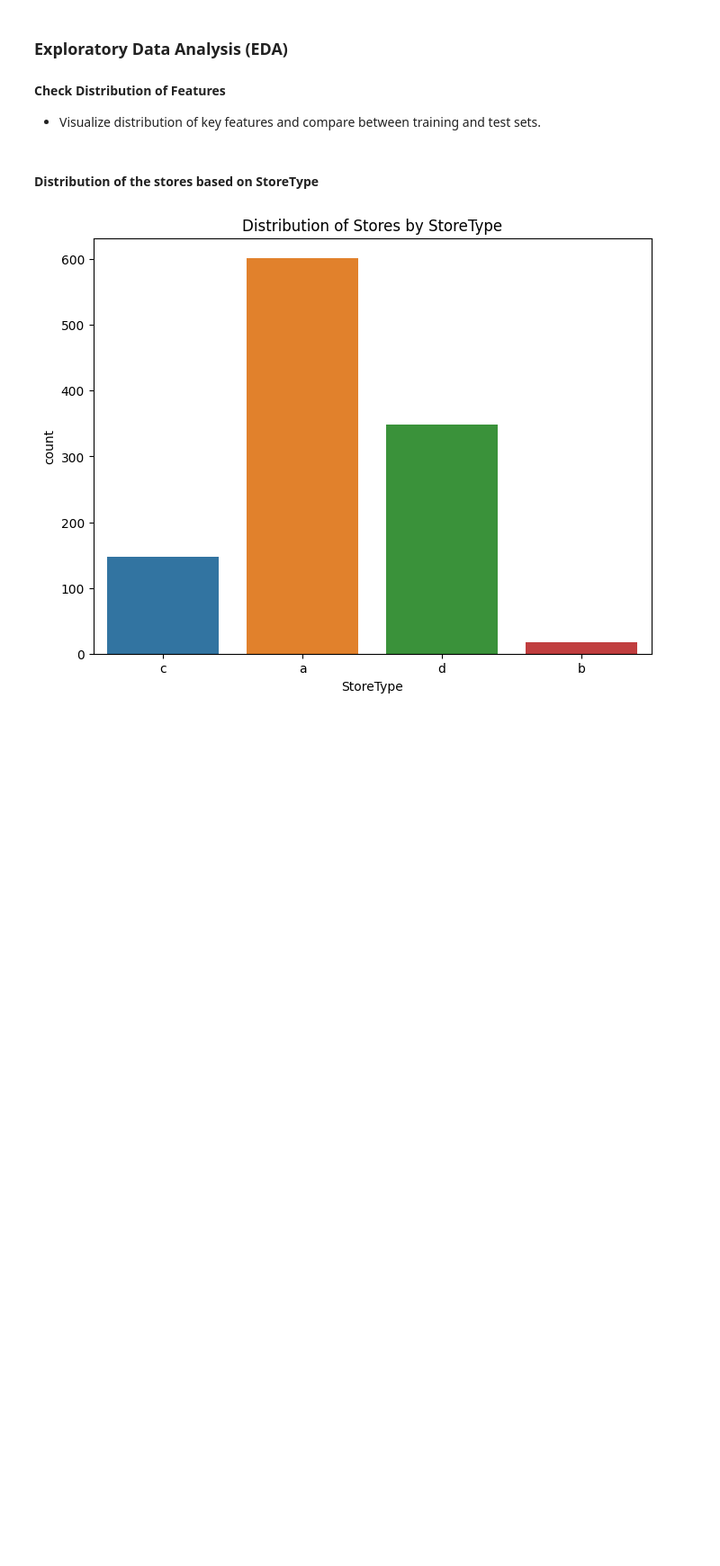
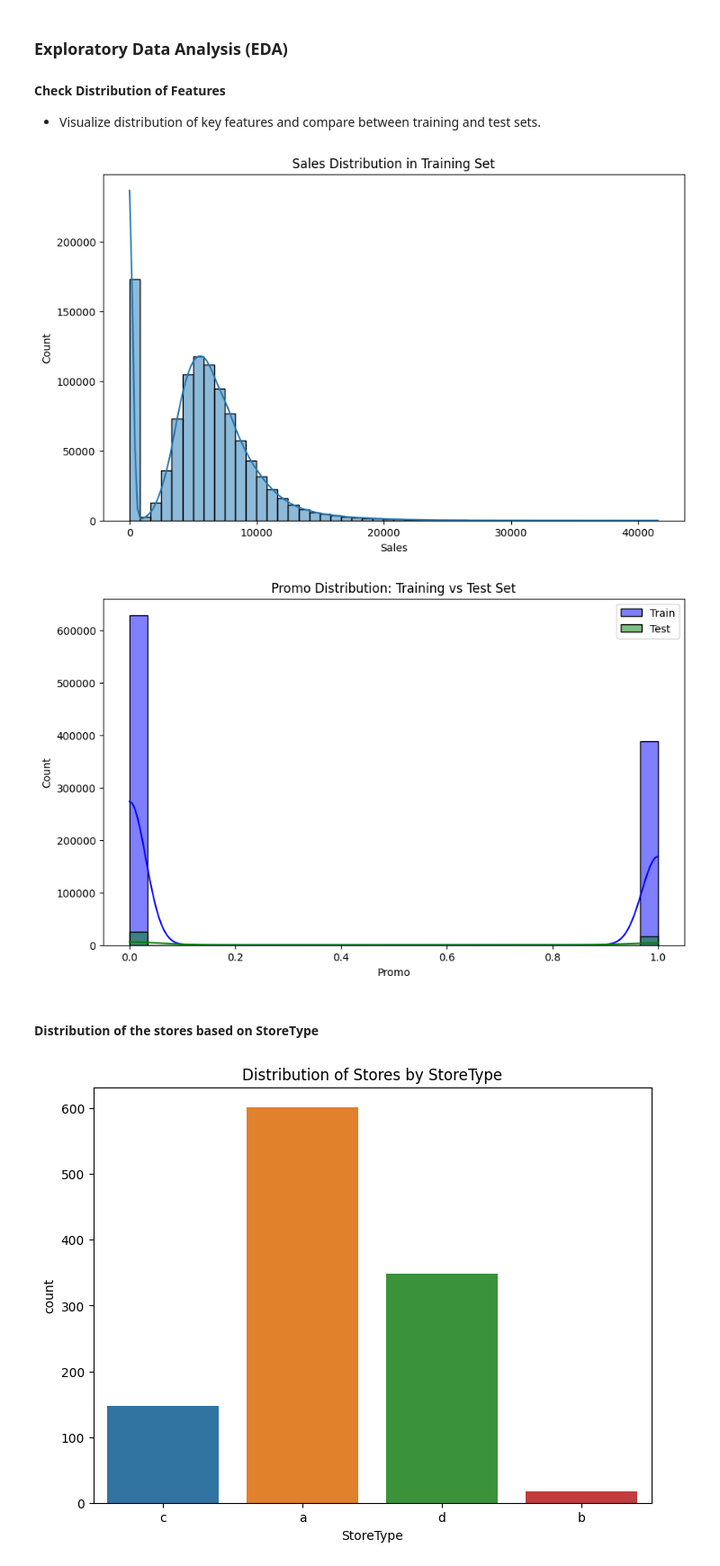
Before and after one commit to tedoaba/KAIM-W4, a Jupyter notebook: notebooks/kaim-week4-task-1.ipynb, the cells around one changed output. Shown: that part at 90% size. Cells and saved outputs as stored; diff of their text form; code cells hidden in the pictures; blank space fills up the shorter version.

```diff
--- a/notebooks/kaim-week4-task-1.ipynb
+++ b/notebooks/kaim-week4-task-1.ipynb
@@ -177,6 +190,23 @@ store_data[['CompetitionOpenSince', 'Promo2Since']].head()
 
 #### Check Distribution of Features
 - Visualize distribution of key features and compare between training and test sets.
+# %%
+# Plotting sales distribution in training set
+plt.figure(figsize=(10, 6))
+sns.histplot(train['Sales'], kde=True, bins=50)
+plt.title('Sales Distribution in Training Set')
+plt.show()
+
+# Compare promo distribution in training and test set
+plt.figure(figsize=(10, 6))
+sns.histplot(train['Promo'], color='blue', label='Train', kde=True, bins=30)
+sns.histplot(test['Promo'], color='green', label='Test', kde=True, bins=30)
+plt.title('Promo Distribution: Training vs Test Set')
+plt.legend()
+plt.show()
+# %% [output]
+[figure, added]
+[figure, added]
 # %% [markdown]
 #### Distribution of the stores based on StoreType
 # %%
```
Also changed, not shown: parts of 11 cells of this notebook.
